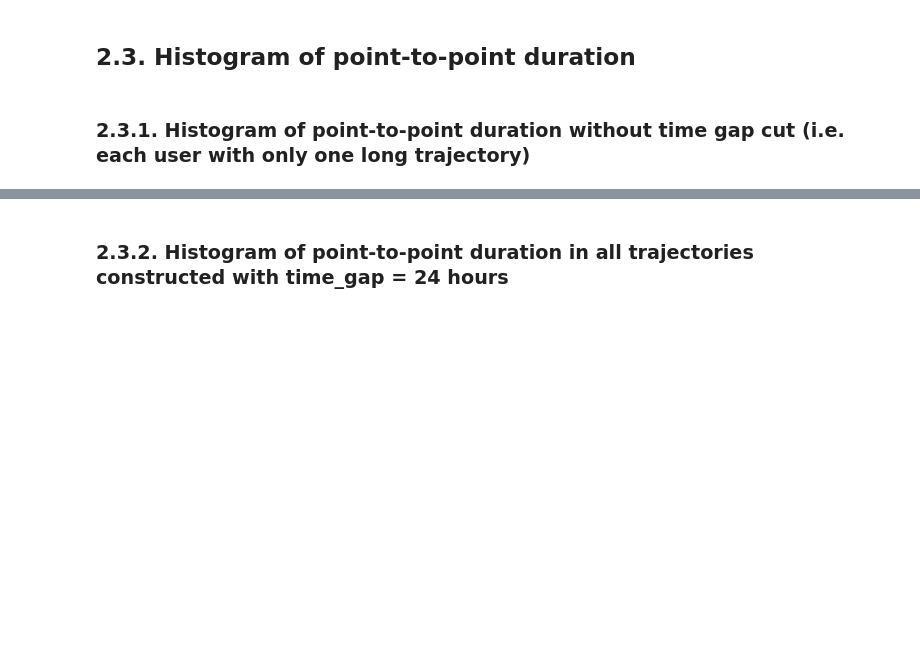
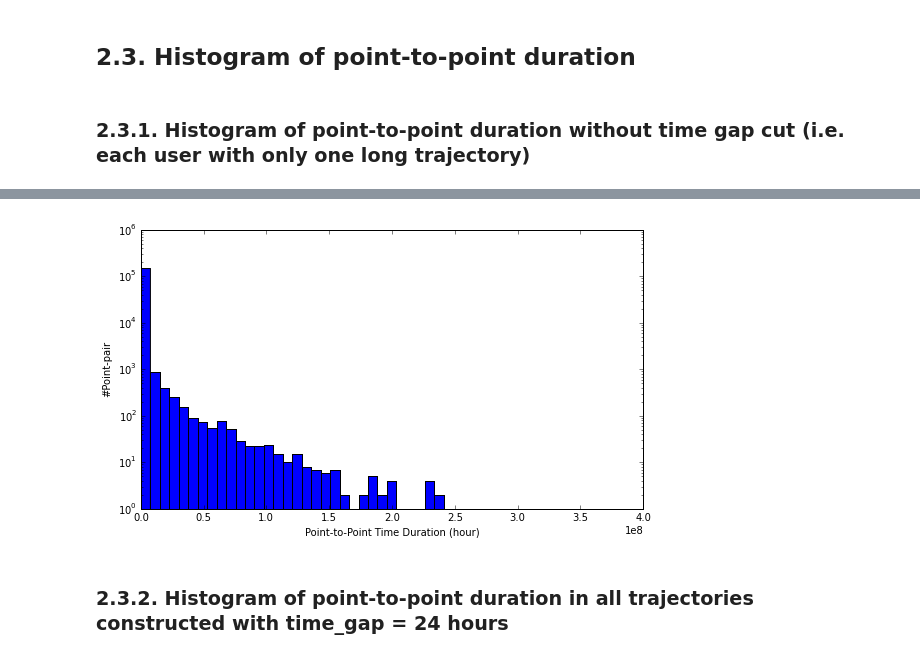
Before and after one commit to dongwookim-ml/flickr-photo, a Jupyter notebook: src/trajectory_construction.ipynb, the cells around one changed output, grey strips where cells are left out. Saved outputs shown, nothing was run; the diff lists cells and outputs as text; code cells hidden in the pictures; blank space fills up the shorter version.

```diff
--- a/src/trajectory_construction.ipynb
+++ b/src/trajectory_construction.ipynb
@@ -165,11 +235,13 @@ pd.Series(durations).median()
 # %%
-plt.figure(figsize=[10, 5])
+plt.figure(figsize=[9, 5])
 plt.xlabel('Point-to-Point Time Duration (hour)')
 plt.ylabel('#Point-pair')
 #ax = pd.Series(durations).hist(bins=5)
 #ax.set_yscale('log')
 plt.hist(durations, bins=50)
 plt.yscale('log', nonposy='clip')
+# %% [output]
+[figure, added]
 # %% [markdown]
 ### 2.3.2. Histogram of point-to-point duration in all trajectories constructed with time_gap = 24 hours
 # %%
```
Also changed, not shown: parts of 44 cells of this notebook, 2 other files.
